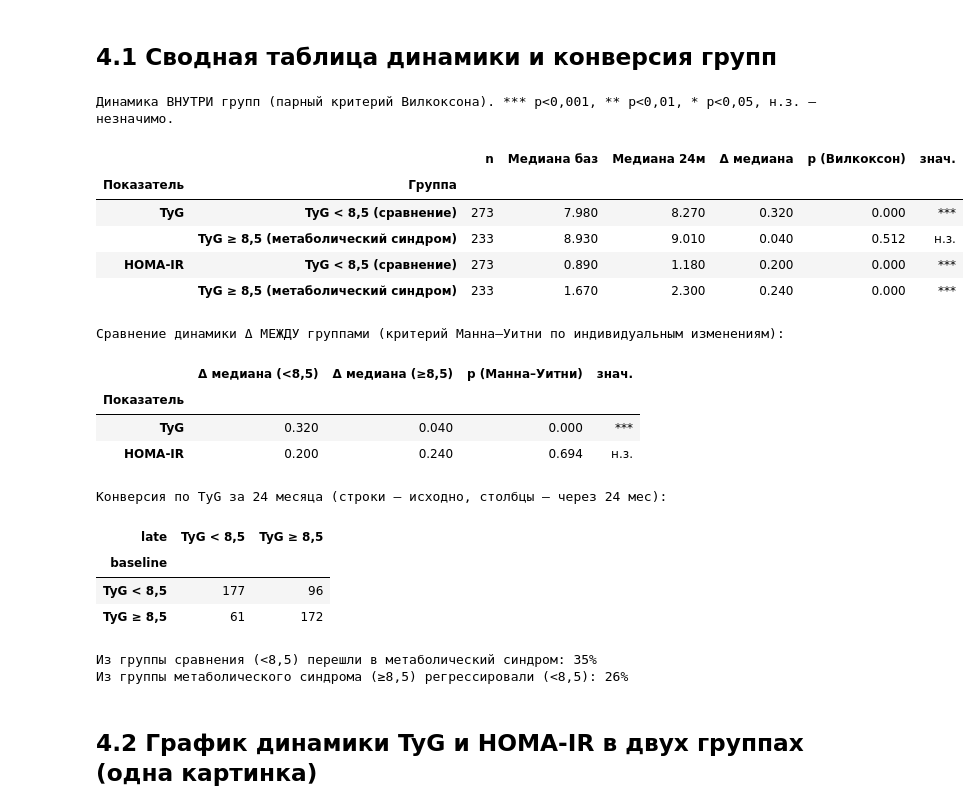
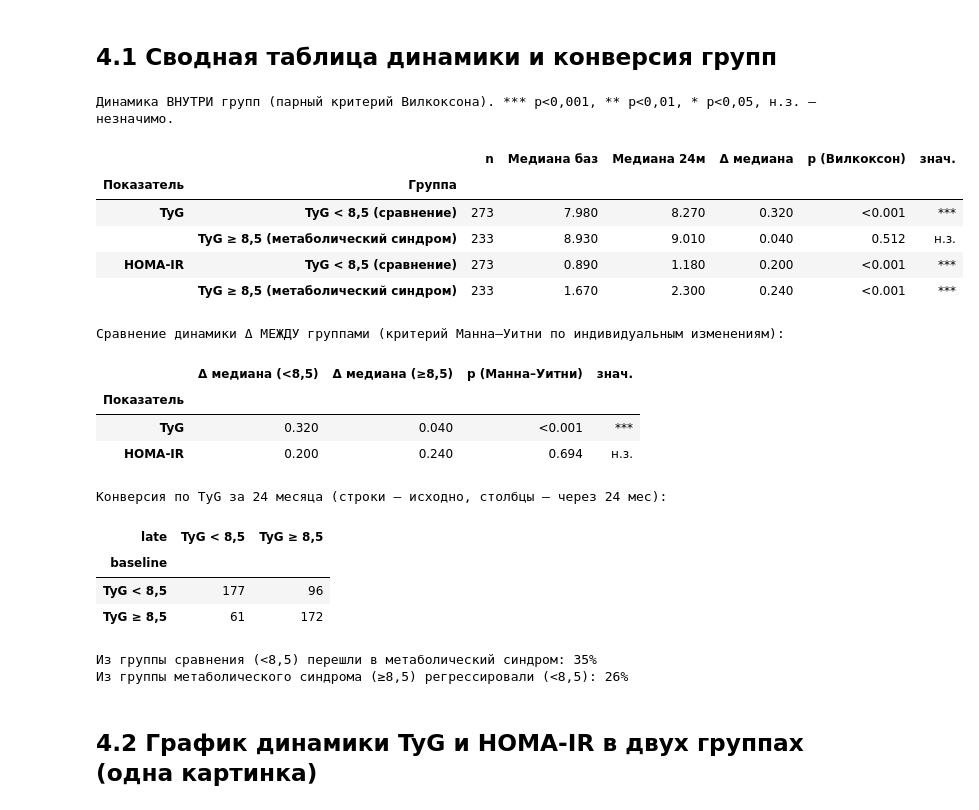
Before and after one commit to oablohin/covid-analysis, a Jupyter notebook: covid_sd.ipynb, the cells around one changed output. Cells and saved outputs as stored; diff of their text form; code cells hidden in the pictures.

```diff
--- a/covid_sd.ipynb
+++ b/covid_sd.ipynb
@@ -70,6 +70,14 @@ plt.rcParams['font.size'] = 10
 pd.set_option('display.float_format', lambda v: f'{v:,.3f}')
 RANDOM_STATE = 42
 
+def fmt_p(p):
+    """Отображение p/q для таблиц: очень малые — как <0.001, пропуски — как «—» (не применимо)."""
+    if pd.isna(p):
+        return '—'
+    if p < 0.001:
+        return '<0.001'
+    return f'{p:.3f}'
+
 # две группы по TyG: сравнение (низкий) и метаболический синдром (высокий)
 GROUPS = ['TyG < 8,5', 'TyG ≥ 8,5']
 GROUP_FULL = {'TyG < 8,5': 'TyG < 8,5 (сравнение)', 'TyG ≥ 8,5': 'TyG ≥ 8,5 (метаболический синдром)'}
@@ -284,7 +293,11 @@ if adj_ok.sum() >= 2:
 print('OR — шанс осложнения при TyG ≥ 8,5 относительно TyG < 8,5.')
 print('Скорректировано на возраст, пол, КТ%макс и вакцинацию.  † — мало событий (оценка неустойчива, широкий ДИ).')
 print('q (сырое) — FDR по сырым OR; q (скоррект.) — FDR по скорректированным OR (семьи контролируются раздельно).')
-display(freq.set_index('Осложнение'))
+print('<0.001 — очень малое p; «—» у «Любого осложнения» — оно не входит в FDR-семью из 4 исходов.')
+freq_disp = freq.copy()
+for _c in ['p', 'p ', 'q (сырое)', 'q (скоррект.)']:
+    freq_disp[_c] = freq_disp[_c].map(fmt_p)
+display(freq_disp.set_index('Осложнение'))
 # %% [output]
 OR — шанс осложнения при TyG ≥ 8,5 относительно TyG < 8,5.
 Скорректировано на возраст, пол, КТ%макс и вакцинацию.  † — мало событий (оценка неустойчива, широкий ДИ).
@@ -436,12 +450,13 @@ for g in GROUPS:
             if not pd.isna(o) and not pd.isna(p) and p < 0.05:
                 srows.append({'Группа': GROUP_FULL[g], 'Признак': f, 'Осложнение': cn,
                               'OR': round(o, 2), '95% ДИ': f'{ci[0]:.2f}–{ci[1]:.2f}',
-                              'p': round(p, 4), 'q (FDR)': round(qq, 4),
+                              'p': p, 'q (FDR)': qq,
                               'FDR': '✓' if qq < 0.05 else '—',
                               'направление': '↑ риск' if o > 1 else '↓ риск'})
-sig = pd.DataFrame(srows).sort_values(['Группа', 'Осложнение', 'p'])
+sig = pd.DataFrame(srows).sort_values(['Группа', 'Осложнение', 'p']).reset_index(drop=True)
+sig['p'] = sig['p'].map(fmt_p); sig['q (FDR)'] = sig['q (FDR)'].map(fmt_p)
 print('Однофакторные связи «признак → осложнение» с p<0,05 (OR/SD, кроме Пол = жен vs муж); ✓ — прошли FDR (q<0,05):')
-display(sig.reset_index(drop=True))
+display(sig)
 # %% [output]
 Однофакторные связи «признак → осложнение» с p<0,05 (OR/SD, кроме Пол = жен vs муж); ✓ — прошли FDR (q<0,05):
 |  | Группа | Признак | Осложнение | OR | 95% ДИ | p | q (FDR) | FDR | направление |
@@ -653,43 +668,45 @@ for m in DYN:
         dmed[g] = d.median()
         dyn_rows.append({'Показатель': m, 'Группа': GROUP_FULL[g], 'n': n,
                          'Медиана баз': b.median(), 'Медиана 24м': l.median(),
                          'Δ медиана': d.median(), 'p (Вилкоксон)': p, 'знач.': star(p)})
     dlo = (late_dyn[m][lo_m] - base_dyn[m][lo_m]).dropna()
     dhi = (late_dyn[m][hi_m] - base_dyn[m][hi_m]).dropna()
     pbtw = stats.mannwhitneyu(dlo, dhi, alternative='two-sided').pvalue
     btw_rows.append({'Показатель': m, 'Δ медиана (<8,5)': dmed['TyG < 8,5'],
                      'Δ медиана (≥8,5)': dmed['TyG ≥ 8,5'], 'p (Манна–Уитни)': pbtw, 'знач.': star(pbtw)})
 dyn_tab = pd.DataFrame(dyn_rows).set_index(['Показатель', 'Группа'])
 btw_tab = pd.DataFrame(btw_rows).set_index('Показатель')
+dyn_disp = dyn_tab.round(3); dyn_disp['p (Вилкоксон)'] = dyn_tab['p (Вилкоксон)'].map(fmt_p)
+btw_disp = btw_tab.round(3); btw_disp['p (Манна–Уитни)'] = btw_tab['p (Манна–Уитни)'].map(fmt_p)
 print('Динамика ВНУТРИ групп (парный критерий Вилкоксона). *** p<0,001, ** p<0,01, * p<0,05, н.з. — незначимо.')
-display(dyn_tab.round(3))
+display(dyn_disp)
 print('\nСравнение динамики Δ МЕЖДУ группами (критерий Манна–Уитни по индивидуальным изменениям):')
-display(btw_tab.round(3))
+display(btw_disp)
 
 # конверсия по TyG за 24 месяца
 tyg_l, tyg_e = num(159), num(70)
 conv = pd.DataFrame({'baseline': np.where(tyg_e >= 8.5, 'TyG ≥ 8,5', 'TyG < 8,5'),
                      'late': np.where(tyg_l >= 8.5, 'TyG ≥ 8,5', 'TyG < 8,5')})
 conv = conv[tyg_l.notna() & tyg_e.notna()]
 ctab = pd.crosstab(conv['baseline'], conv['late'])
 lo_up = 100 * ctab.loc['TyG < 8,5', 'TyG ≥ 8,5'] / ctab.loc['TyG < 8,5'].sum()
 hi_down = 100 * ctab.loc['TyG ≥ 8,5', 'TyG < 8,5'] / ctab.loc['TyG ≥ 8,5'].sum()
 print('\nКонверсия по TyG за 24 месяца (строки — исходно, столбцы — через 24 мес):')
 display(ctab)
 print(f'Из группы сравнения (<8,5) перешли в метаболический синдром: {lo_up:.0f}%')
 print(f'Из группы метаболического синдрома (≥8,5) регрессировали (<8,5): {hi_down:.0f}%')
 # %% [output]
 Динамика ВНУТРИ групп (парный критерий Вилкоксона). *** p<0,001, ** p<0,01, * p<0,05, н.з. — незначимо.
 |  |  | n | Медиана баз | Медиана 24м | Δ медиана | p (Вилкоксон) | знач. |
 | Показатель | Группа |  |  |  |  |  |  |
-| TyG | TyG < 8,5 (сравнение) | 273 | 7.980 | 8.270 | 0.320 | 0.000 | *** |
+| TyG | TyG < 8,5 (сравнение) | 273 | 7.980 | 8.270 | 0.320 | <0.001 | *** |
 |  | TyG ≥ 8,5 (метаболический синдром) | 233 | 8.930 | 9.010 | 0.040 | 0.512 | н.з. |
-| HOMA-IR | TyG < 8,5 (сравнение) | 273 | 0.890 | 1.180 | 0.200 | 0.000 | *** |
-|  | TyG ≥ 8,5 (метаболический синдром) | 233 | 1.670 | 2.300 | 0.240 | 0.000 | *** |
+| HOMA-IR | TyG < 8,5 (сравнение) | 273 | 0.890 | 1.180 | 0.200 | <0.001 | *** |
+|  | TyG ≥ 8,5 (метаболический синдром) | 233 | 1.670 | 2.300 | 0.240 | <0.001 | *** |
 Сравнение динамики Δ МЕЖДУ группами (критерий Манна–Уитни по индивидуальным изменениям):
 |  | Δ медиана (<8,5) | Δ медиана (≥8,5) | p (Манна–Уитни) | знач. |
 | Показатель |  |  |  |  |
-| TyG | 0.320 | 0.040 | 0.000 | *** |
+| TyG | 0.320 | 0.040 | <0.001 | *** |
 | HOMA-IR | 0.200 | 0.240 | 0.694 | н.з. |
 Конверсия по TyG за 24 месяца (строки — исходно, столбцы — через 24 мес):
 | late | TyG < 8,5 | TyG ≥ 8,5 |
```
Also changed, not shown: parts of 3 cells of this notebook, 1 other file.
